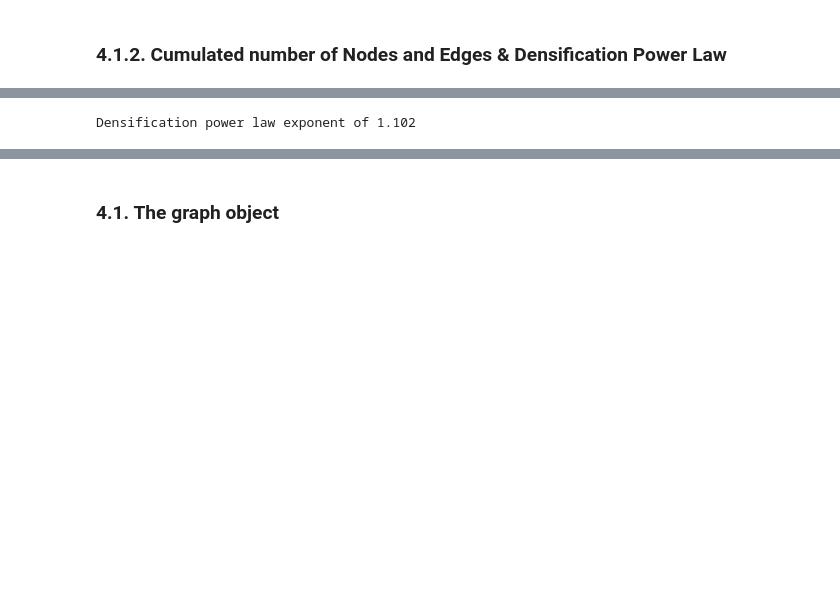
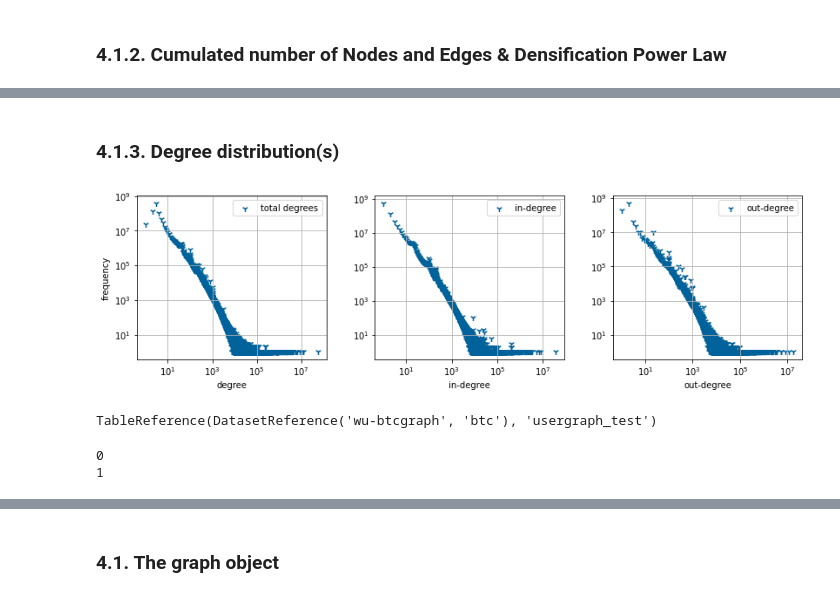
Before and after one commit to nerolation/python-bitcoin-scraper, a Jupyter notebook: btc-graph-analysis.ipynb, the cells around one changed output, grey strips where cells are left out. Cells and saved outputs as stored; diff of their text form; code cells hidden in the pictures; blank space fills up the shorter version.

```diff
--- a/btc-graph-analysis.ipynb
+++ b/btc-graph-analysis.ipynb
@@ -362,11 +568,40 @@ plt.show()
-# %%
-# Densification Power law
-# E(t) = N(t)^a
-
-Et = df_ced.iloc[-1]
-Nt = df_cnc["c"].iloc[-1]
-
-a  = math.log(Et)/math.log(Nt)
-print("Densification power law exponent of {:.3f}".format(a))
-# %% [output]
-Densification power law exponent of 1.102
+# %% [markdown]
+### 4.1.3. Degree distribution(s)
+# %%
+#
+# DEGREE DISTRIBUTION
+#
+# The power law coefficients are calculated using plfit.c, available
+# here https://github.com/ntamas/plfit
+
+# Create figure with size 4x4 inches
+f, axs = plt.subplots(1, 3,figsize=(12, 4))
+
+# Plot total degree
+axs[0].scatter(df_ddt["degree"],df_ddt["frequency"], s=50, color="#00629b", marker="1", label="total degrees")
+axs[0].set_xscale('log')
+axs[0].set_yscale('log')
+axs[0].legend()
+axs[0].set(xlabel="degree", ylabel="frequency")
+#axs[0].plot([0, 1], [0, 1], transform=axs[0].transAxes , color="k", ls="--", label='_nolegend_')
+
+# Plot in degree
+axs[1].scatter(df_ddi["degree"],df_ddi["frequency"], s=50, color="#00629b", marker="1", label="in-degree")
+axs[1].set_xscale('log')
+axs[1].set_yscale('log')
+axs[1].legend()
+axs[1].set(xlabel="in-degree")
+
+# Plot out degree
+axs[2].scatter(df_ddo["degree"],df_ddo["frequency"], s=50, color="#00629b", marker="1", label="out-degree")
+axs[2].set_xscale('log')
+axs[2].set_yscale('log')
+axs[2].legend()
+axs[2].set(xlabel="out-degree")
+
+plt.tight_layout(pad=3)
+#Save figure and show
+plt.savefig("./pictures/degree_distributions.pdf")
+plt.show()
+# %% [output]
+[figure, added]
@@ -372,0 +616,4 @@ Densification power law exponent of 1.102
+# %%
+table_ref
+# %% [output]
+TableReference(DatasetReference('wu-btcgraph', 'btc'), 'usergraph_test')
@@ -372,0 +640,8 @@ Densification power law exponent of 1.102
+# %%
+#df = pd.DataFrame()
+for i in range(20):
+    print(i)
+    df = df.append(_df)
+# %% [output]
+0
+1
```
Also changed, not shown: parts of 32 cells of this notebook.
